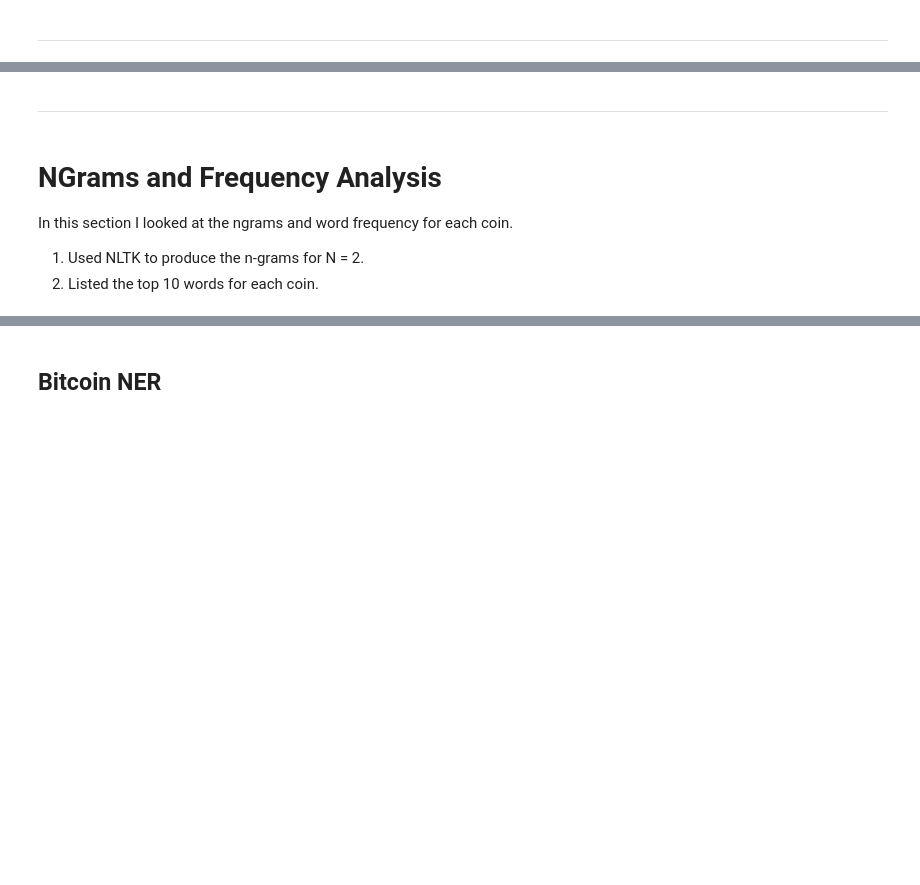
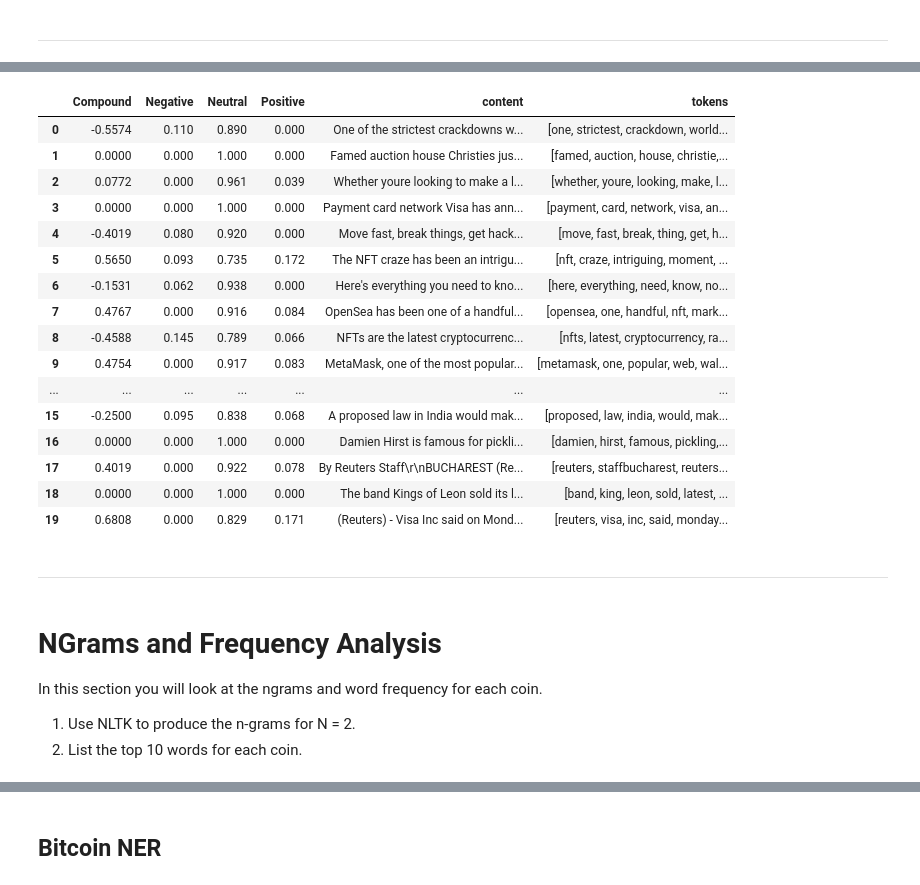
Before and after one commit to havvavural/natural-language-processing, a Jupyter notebook: Analysis/crypto_sentiment.ipynb, the cells around one changed output, grey strips where cells are left out. Saved outputs shown, nothing was run; the diff lists cells and outputs as text; code cells hidden in the pictures; blank space fills up the shorter version.

```diff
--- a/Analysis/crypto_sentiment.ipynb
+++ b/Analysis/crypto_sentiment.ipynb
@@ -160,0 +84,4 @@ eth_describe
+# %%
+# Create the ethereum sentiment scores DataFrame
+eth_sentiment_df = get_sentiment_score(eth_headlines, 'content')
+eth_sentiment_df
@@ -267,12 +225,34 @@ eth_df
+# %%
+# Create a new tokens column for ethereum
+eth_sentiment_df['tokens'] = eth_sentiment_df['content'].apply(tokenizer)
+eth_sentiment_df
+# %% [output]
+|  | Compound | Negative | Neutral | Positive | content | tokens |
+| 0 | -0.5574 | 0.110 | 0.890 | 0.000 | One of the strictest crackdowns w... | [one, strictest, crackdown, world... |
+| 1 | 0.0000 | 0.000 | 1.000 | 0.000 | Famed auction house Christies jus... | [famed, auction, house, christie,... |
+| 2 | 0.0772 | 0.000 | 0.961 | 0.039 | Whether youre looking to make a l... | [whether, youre, looking, make, l... |
+| 3 | 0.0000 | 0.000 | 1.000 | 0.000 | Payment card network Visa has ann... | [payment, card, network, visa, an... |
+| 4 | -0.4019 | 0.080 | 0.920 | 0.000 | Move fast, break things, get hack... | [move, fast, break, thing, get, h... |
+| 5 | 0.5650 | 0.093 | 0.735 | 0.172 | The NFT craze has been an intrigu... | [nft, craze, intriguing, moment, ... |
+| 6 | -0.1531 | 0.062 | 0.938 | 0.000 | Here's everything you need to kno... | [here, everything, need, know, no... |
+| 7 | 0.4767 | 0.000 | 0.916 | 0.084 | OpenSea has been one of a handful... | [opensea, one, handful, nft, mark... |
+| 8 | -0.4588 | 0.145 | 0.789 | 0.066 | NFTs are the latest cryptocurrenc... | [nfts, latest, cryptocurrency, ra... |
+| 9 | 0.4754 | 0.000 | 0.917 | 0.083 | MetaMask, one of the most popular... | [metamask, one, popular, web, wal... |
+| ... | ... | ... | ... | ... | ... | ... |
+| 15 | -0.2500 | 0.095 | 0.838 | 0.068 | A proposed law in India would mak... | [proposed, law, india, would, mak... |
+| 16 | 0.0000 | 0.000 | 1.000 | 0.000 | Damien Hirst is famous for pickli... | [damien, hirst, famous, pickling,... |
+| 17 | 0.4019 | 0.000 | 0.922 | 0.078 | By Reuters Staff\r\nBUCHAREST (Re... | [reuters, staffbucharest, reuters... |
+| 18 | 0.0000 | 0.000 | 1.000 | 0.000 | The band Kings of Leon sold its l... | [band, king, leon, sold, latest, ... |
+| 19 | 0.6808 | 0.000 | 0.829 | 0.171 | (Reuters) - Visa Inc said on Mond... | [reuters, visa, inc, said, monday... |
 # %% [markdown]
 ---
 # %% [markdown]
 # NGrams and Frequency Analysis
 
-In this section I looked at the ngrams and word frequency for each coin.
+In this section you will look at the ngrams and word frequency for each coin.
 
-1. Used NLTK to produce the n-grams for N = 2.
-2. Listed the top 10 words for each coin.
+1. Use NLTK to produce the n-grams for N = 2.
+2. List the top 10 words for each coin.
 # %%
 from collections import Counter
 from nltk import ngrams
```
Also changed, not shown: parts of 45 cells of this notebook, 4 other files.
